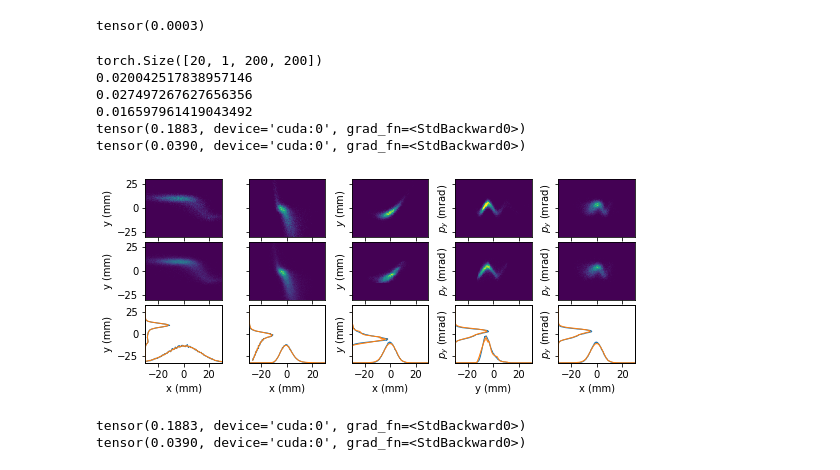
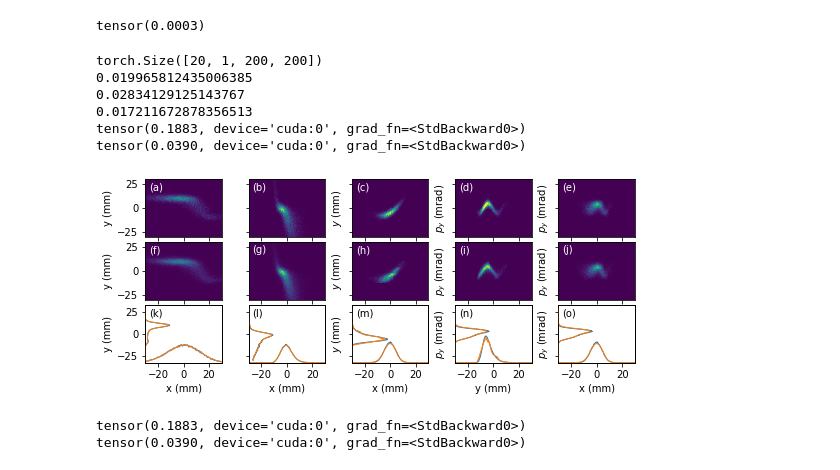
Before and after one commit to roussel-ryan/gpsr, a Jupyter notebook: synthetic_example/analysis_reconstruction.ipynb, the cells around one changed output. Cells and saved outputs as stored; diff of their text form; code cells hidden in the pictures.

```diff
--- a/synthetic_example/analysis_reconstruction.ipynb
+++ b/synthetic_example/analysis_reconstruction.ipynb
@@ -180,37 +180,45 @@ for j, idx in enumerate(idxs):
     ax[1][j].set_ylim(-extent,extent)
 
 # set rasterization for pcolor
 for k in range(ax.shape[-1]):
     ax[0,k].collections[0].set_rasterized(True)
     ax[1,k].collections[0].set_rasterized(True)
 
 
 ax[-1,0].set_xlabel('x (mm)')
 ax[-1,1].set_xlabel('x (mm)')
 ax[-1,0].set_ylabel('y (mm)')
 
 
 ax[0,0].set_ylabel('y (mm)')
 ax[1,0].set_ylabel('y (mm)')
 
 print(pred_initial_beams[0].z.std())
 print(pred_initial_beams[0].pz.std())
 
 # set ticks for lower x-axis
 for a in ax[-1]:
     a.set_xticks([-20,0,20])
 
 #fig.tight_layout()
+letters = "abcdefghijklmno"
+for a, l in zip(ax.flatten()[:10],letters[:10]):
+    a.text(0.05, 0.95, f"({l})", ha='left',
+                       va='top', transform=a.transAxes, c="w")
+
+for a, l in zip(ax.flatten()[10:],letters[10:]):
+    a.text(0.05, 0.95, f"({l})", ha='left',
+                       va='top', transform=a.transAxes)
 
 fig.savefig("reconstruction_result.svg")
 # %% [output]
 torch.Size([20, 1, 200, 200])
-0.020042517838957146
-0.027497267627656356
-0.016597961419043492
+0.019965812435006385
+0.02834129125143767
+0.017211672878356513
 tensor(0.1883, device='cuda:0', grad_fn=<StdBackward0>)
 tensor(0.0390, device='cuda:0', grad_fn=<StdBackward0>)
-[figure, old version]
+[figure, new version]
 # %%
 from visualization import add_image, add_projection, add_image_projection
 import numpy as np
```
Also changed, not shown: parts of 2 cells of this notebook, 12 other files.
